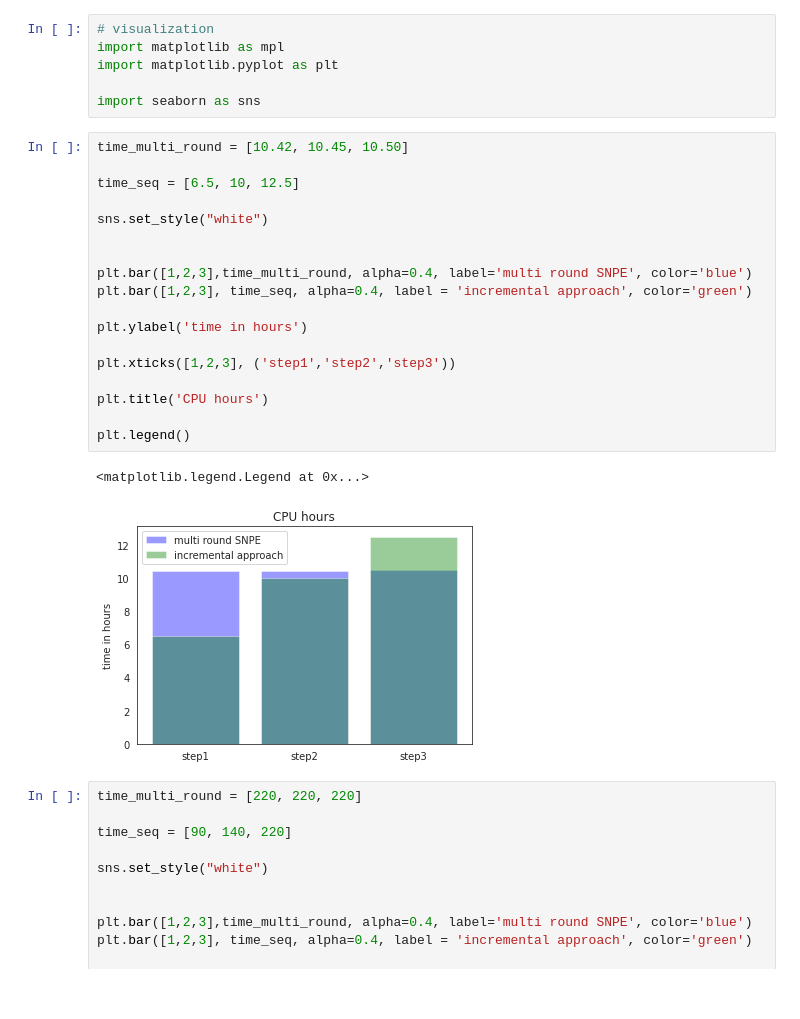
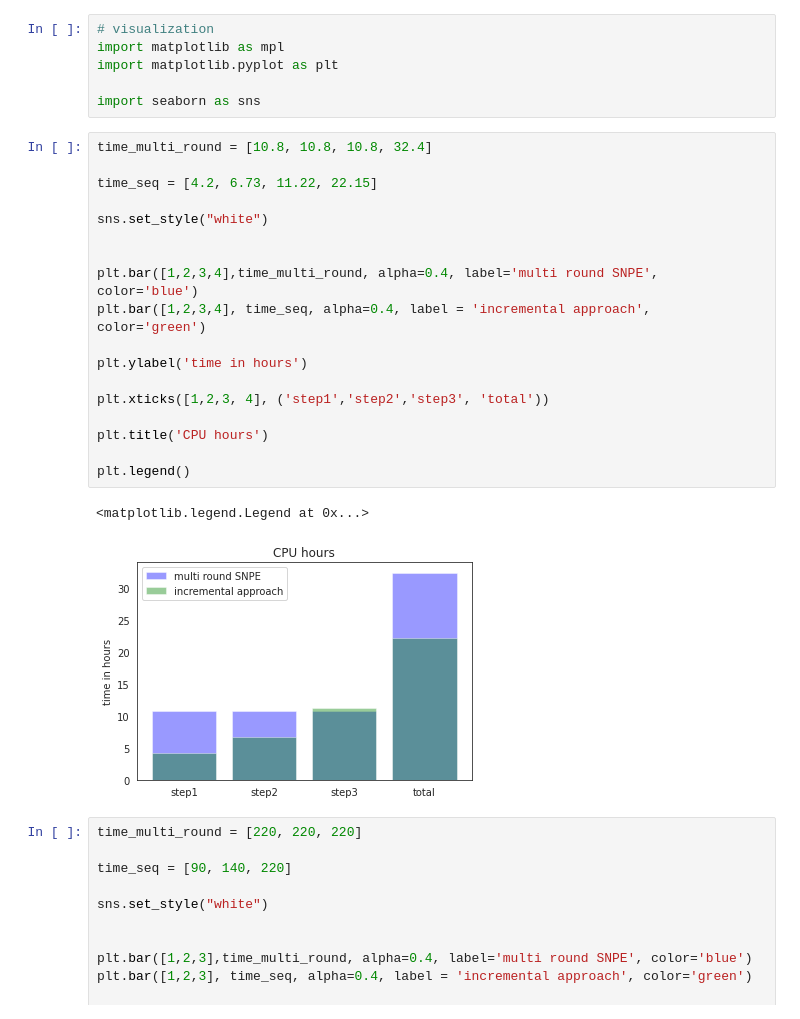
Before and after one commit to andererka/SBI_for_EEG, a Jupyter notebook: notebooks/plot_cpu_time.ipynb, the cells around one changed output. Cells and saved outputs as stored; diff of their text form.

```diff
--- a/notebooks/plot_cpu_time.ipynb
+++ b/notebooks/plot_cpu_time.ipynb
@@ -5,26 +5,26 @@ import matplotlib.pyplot as plt
 
 import seaborn as sns
 # %%
-time_multi_round = [10.42, 10.45, 10.50]
+time_multi_round = [10.8, 10.8, 10.8, 32.4]
 
-time_seq = [6.5, 10, 12.5]
+time_seq = [4.2, 6.73, 11.22, 22.15]
 
 sns.set_style("white")
 
 
-plt.bar([1,2,3],time_multi_round, alpha=0.4, label='multi round SNPE', color='blue')
-plt.bar([1,2,3], time_seq, alpha=0.4, label = 'incremental approach', color='green')
+plt.bar([1,2,3,4],time_multi_round, alpha=0.4, label='multi round SNPE', color='blue')
+plt.bar([1,2,3,4], time_seq, alpha=0.4, label = 'incremental approach', color='green')
 
 plt.ylabel('time in hours')
 
-plt.xticks([1,2,3], ('step1','step2','step3'))
+plt.xticks([1,2,3, 4], ('step1','step2','step3', 'total'))
 
 plt.title('CPU hours')
 
 plt.legend()
 # %% [output]
 <matplotlib.legend.Legend at 0x...>
-[figure, old version]
+[figure, new version]
 # %%
 time_multi_round = [220, 220, 220]
 
```
Also changed, not shown: 1 other file.
